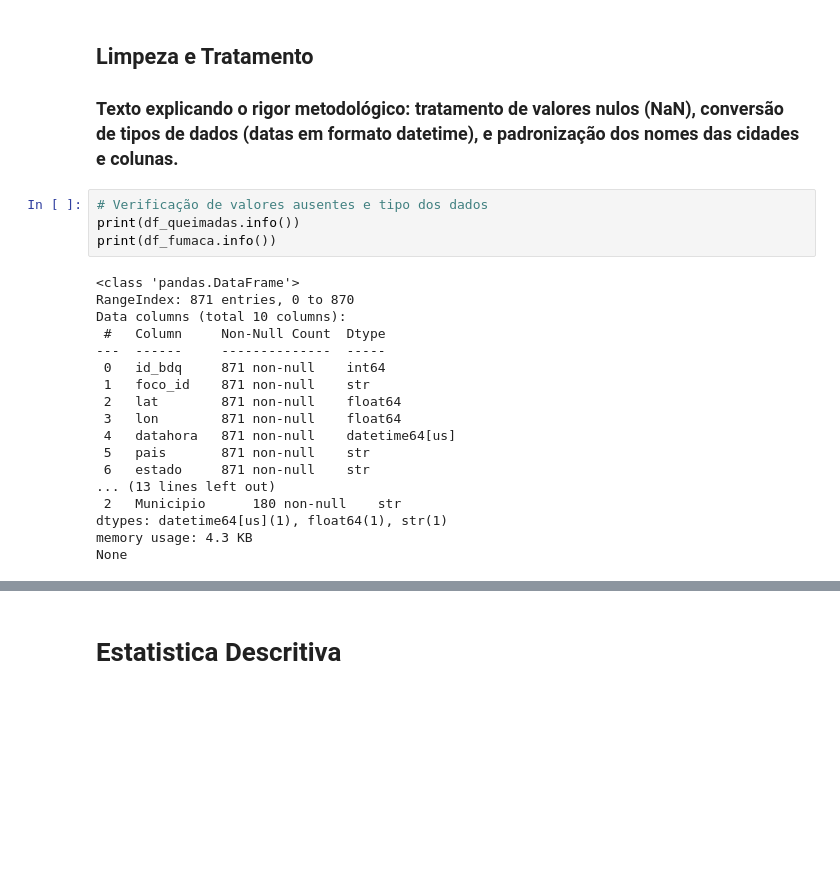
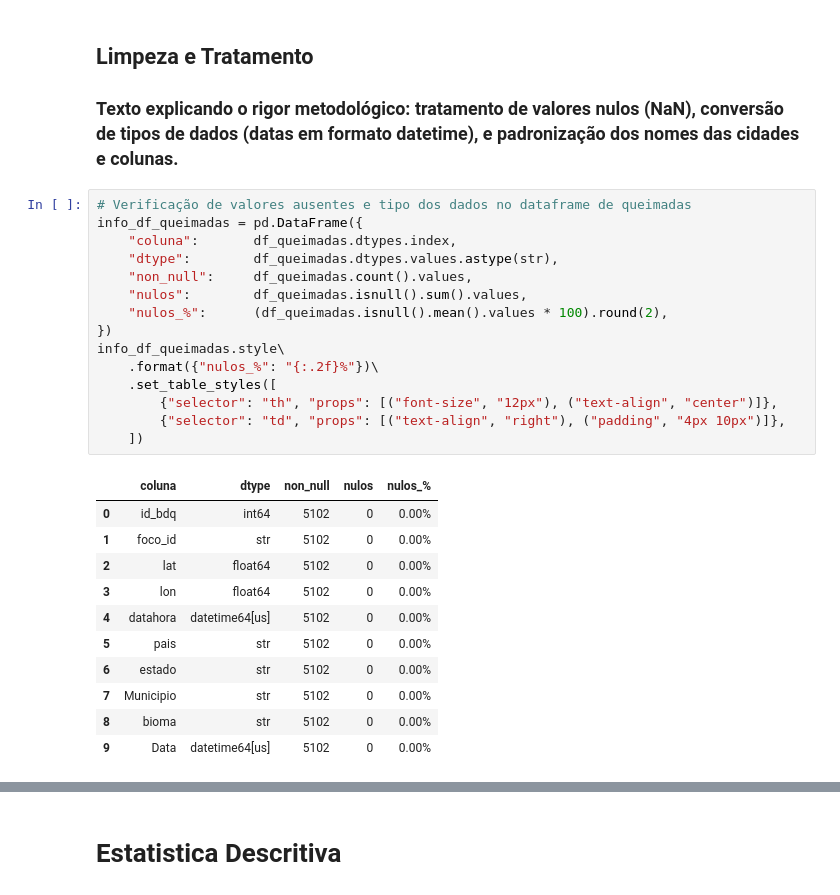
Before and after one commit to fabioamaralds/atmos-alert, a Jupyter notebook: notebooks/01_exploracao_limpeza_atmosalert.ipynb, the cells around one changed output, grey strips where cells are left out. Saved outputs shown, nothing was run; the diff lists cells and outputs as text; blank space fills up the shorter version.

```diff
--- a/notebooks/01_exploracao_limpeza_atmosalert.ipynb
+++ b/notebooks/01_exploracao_limpeza_atmosalert.ipynb
@@ -61,25 +61,30 @@ Vento (NASA): 186 linhas e 4 colunas.
 ## Limpeza e Tratamento
 ### Texto explicando o rigor metodológico: tratamento de valores nulos (NaN), conversão de tipos de dados (datas em formato datetime), e padronização dos nomes das cidades e colunas.
 # %%
-# Verificação de valores ausentes e tipo dos dados
-print(df_queimadas.info())
-print(df_fumaca.info())
+# Verificação de valores ausentes e tipo dos dados no dataframe de queimadas
+info_df_queimadas = pd.DataFrame({
+    "coluna":       df_queimadas.dtypes.index,
+    "dtype":        df_queimadas.dtypes.values.astype(str),
+    "non_null":     df_queimadas.count().values,
+    "nulos":        df_queimadas.isnull().sum().values,
+    "nulos_%":      (df_queimadas.isnull().mean().values * 100).round(2),
+})
+info_df_queimadas.style\
+    .format({"nulos_%": "{:.2f}%"})\
+    .set_table_styles([
+        {"selector": "th", "props": [("font-size", "12px"), ("text-align", "center")]},
+        {"selector": "td", "props": [("text-align", "right"), ("padding", "4px 10px")]},
+    ])
 # %% [output]
-<class 'pandas.DataFrame'>
-RangeIndex: 871 entries, 0 to 870
-Data columns (total 10 columns):
- #   Column     Non-Null Count  Dtype
----  ------     --------------  -----
- 0   id_bdq     871 non-null    int64
- 1   foco_id    871 non-null    str
- 2   lat        871 non-null    float64
- 3   lon        871 non-null    float64
- 4   datahora   871 non-null    datetime64[us]
- 5   pais       871 non-null    str
- 6   estado     871 non-null    str
-... (13 lines left out)
- 2   Municipio      180 non-null    str
-dtypes: datetime64[us](1), float64(1), str(1)
-memory usage: 4.3 KB
-None
+|  | coluna | dtype | non_null | nulos | nulos_% |
+| 0 | id_bdq | int64 | 5102 | 0 | 0.00% |
+| 1 | foco_id | str | 5102 | 0 | 0.00% |
+| 2 | lat | float64 | 5102 | 0 | 0.00% |
+| 3 | lon | float64 | 5102 | 0 | 0.00% |
+| 4 | datahora | datetime64[us] | 5102 | 0 | 0.00% |
+| 5 | pais | str | 5102 | 0 | 0.00% |
+| 6 | estado | str | 5102 | 0 | 0.00% |
+| 7 | Municipio | str | 5102 | 0 | 0.00% |
+| 8 | bioma | str | 5102 | 0 | 0.00% |
+| 9 | Data | datetime64[us] | 5102 | 0 | 0.00% |
 # %%
```
Also changed, not shown: parts of 9 cells of this notebook.
